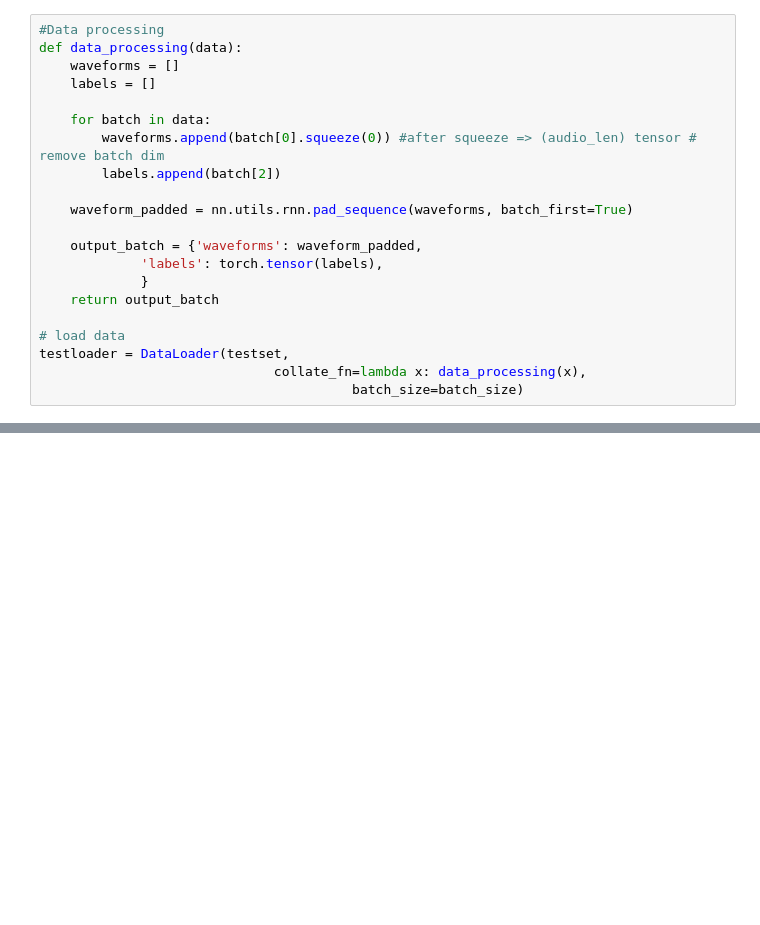
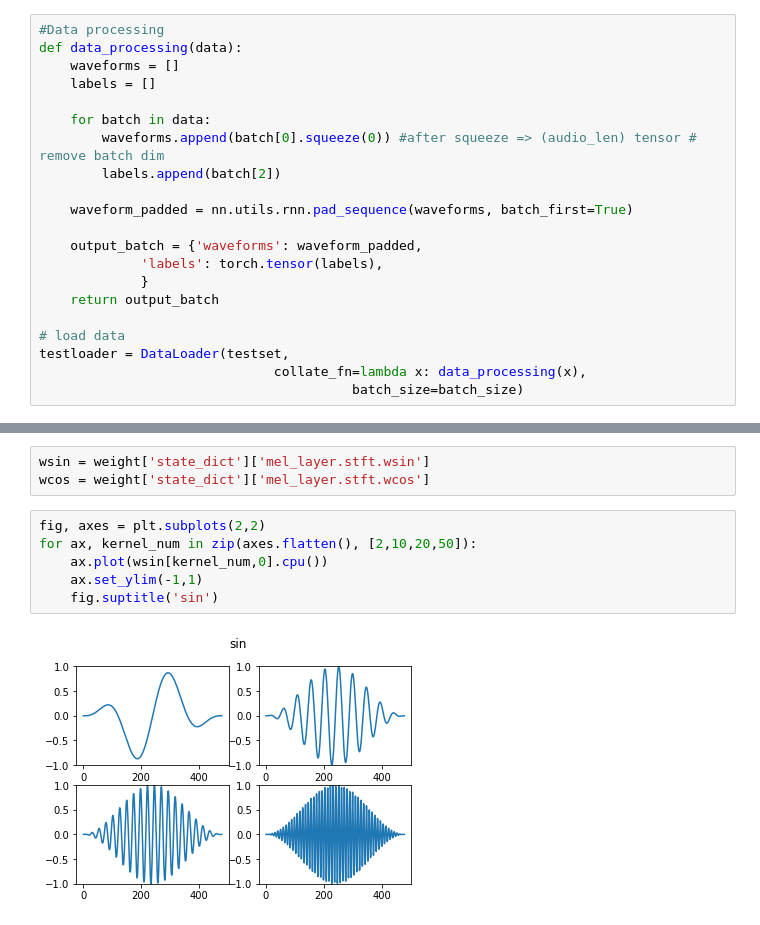
Before and after one commit to heungky/trainable-STFT-Mel, a Jupyter notebook: Part2_tutorial.ipynb, the cells around one changed output, grey strips where cells are left out. Cells and saved outputs as stored; diff of their text form; blank space fills up the shorter version.

```diff
--- a/Part2_tutorial.ipynb
+++ b/Part2_tutorial.ipynb
@@ -462,0 +464,11 @@ trainer.test(net, testloader)
+# %%
+wsin = weight['state_dict']['mel_layer.stft.wsin']
+wcos = weight['state_dict']['mel_layer.stft.wcos']
+# %%
+fig, axes = plt.subplots(2,2)
+for ax, kernel_num in zip(axes.flatten(), [2,10,20,50]):
+    ax.plot(wsin[kernel_num,0].cpu())
+    ax.set_ylim(-1,1)
+    fig.suptitle('sin')
+# %% [output]
+[figure, added]
```
Also changed, not shown: parts of 37 cells of this notebook.
